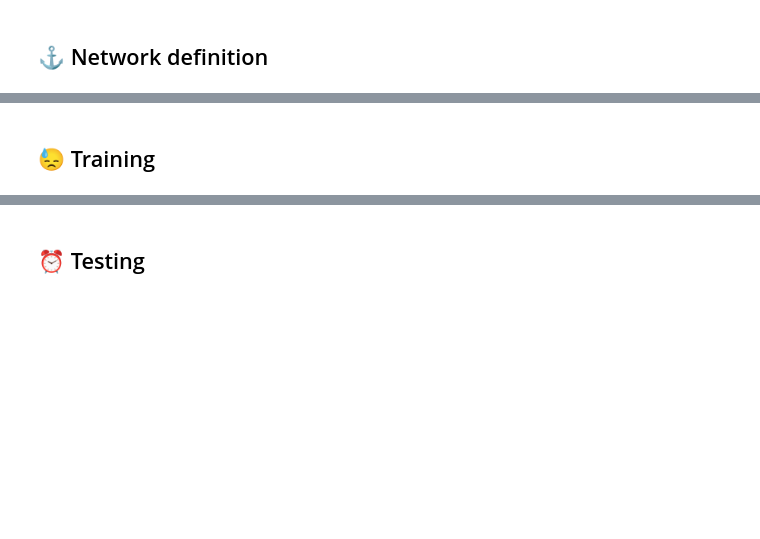
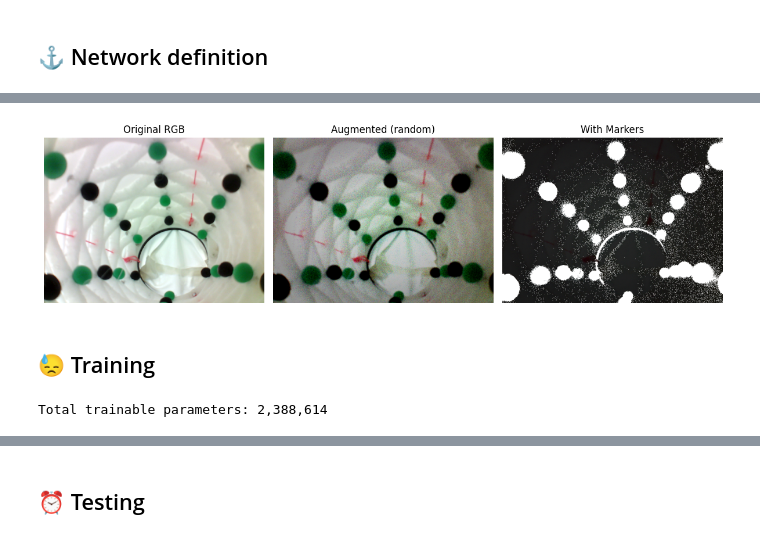
Before and after one commit to vigno0405/Master-Thesis, a Jupyter notebook: helyx_training.ipynb, the cells around one changed output, grey strips where cells are left out. Drawn from its saved outputs; the diff is of its cells as text; code cells hidden in the pictures; blank space fills up the shorter version.

```diff
--- a/helyx_training.ipynb
+++ b/helyx_training.ipynb
@@ -372,0 +325,57 @@ class NetCamera(nn.Module):
+# %%
+# Show random result with augmentation
+paths = sorted(glob.glob("images/train/*.pt"))
+path = random.choice(paths)
+image = torch.load(path).float() / 255
+
+def apply_all_augmentations_random(image):
+    sigma = random.uniform(0.0, 7.0)
+    image = TF.gaussian_blur(image.unsqueeze(0), kernel_size=5, sigma=sigma).squeeze(0)
+
+    std = random.uniform(0.0, 25.0) / 255.0
+    noise = torch.randn_like(image) * std
+    image = (image + noise).clamp(0.0, 1.0)
+
+    b = 1.0 + random.uniform(-0.2, 0.2)
+    c = 1.0 + random.uniform(-0.3, 0.3)
+    image = TF.adjust_brightness(image.unsqueeze(0), b).squeeze(0)
+    image = TF.adjust_contrast(image.unsqueeze(0), c).squeeze(0)
+
+    offset = random.uniform(-0.2, 0.2)
+    image = (image + offset).clamp(0.0, 1.0)
+
+    strength = random.uniform(0.0, 0.7)
+    H, W = image.shape[1:]
+    Y, X = torch.meshgrid(torch.linspace(-1, 1, H), torch.linspace(-1, 1, W), indexing='ij')
+    radius = torch.sqrt(X**2 + Y**2)
+    mask = 1.0 - strength * radius**2
+    mask = mask.clamp(0.70, 1.0).unsqueeze(0)
+    image = (image * mask).clamp(0.0, 1.0)
+
+    return image
+
+augmented = apply_all_augmentations_random(image)
+markers = Markers()
+processed = markers(augmented.unsqueeze(0))[0]
+
+plt.figure(figsize=(12, 4))
+
+plt.subplot(1, 3, 1)
+plt.imshow(image.permute(1, 2, 0).cpu())
+plt.title("Original RGB")
+plt.axis("off")
+
+plt.subplot(1, 3, 2)
+plt.imshow(augmented.permute(1, 2, 0).cpu())
+plt.title("Augmented (random)")
+plt.axis("off")
+
+plt.subplot(1, 3, 3)
+plt.imshow(processed.permute(1, 2, 0).cpu())
+plt.title("With Markers")
+plt.axis("off")
+
+plt.tight_layout()
+plt.show()
+# %% [output]
+[figure, added]
@@ -380,10 +417,12 @@ total_params = sum(p.numel() for p in model.parameters() if p.requires_grad)
 print(f"Total trainable parameters: {total_params:,}")
 
 criterion = nn.MSELoss()
-optimizer = optim.Adam(model.parameters(), lr=1e-3, weight_decay=8e-6)
+optimizer = optim.Adam(model.parameters(), lr=5e-4, weight_decay=1e-4)
 
 # Learning rate management
 scheduler = LinearLR(optimizer, start_factor = 1e-3, end_factor = 1.0, total_iters = 10)
-plateau_scheduler = ReduceLROnPlateau(optimizer, mode = 'min', factor = 0.75, patience=25, verbose=True)
+plateau_scheduler = ReduceLROnPlateau(optimizer, mode = 'min', factor = 0.9, patience=20, verbose=True)
+# %% [output]
+Total trainable parameters: 2,388,614
 # %%
 best_val_loss = float('inf')
```
Also changed, not shown: parts of 14 cells of this notebook.
